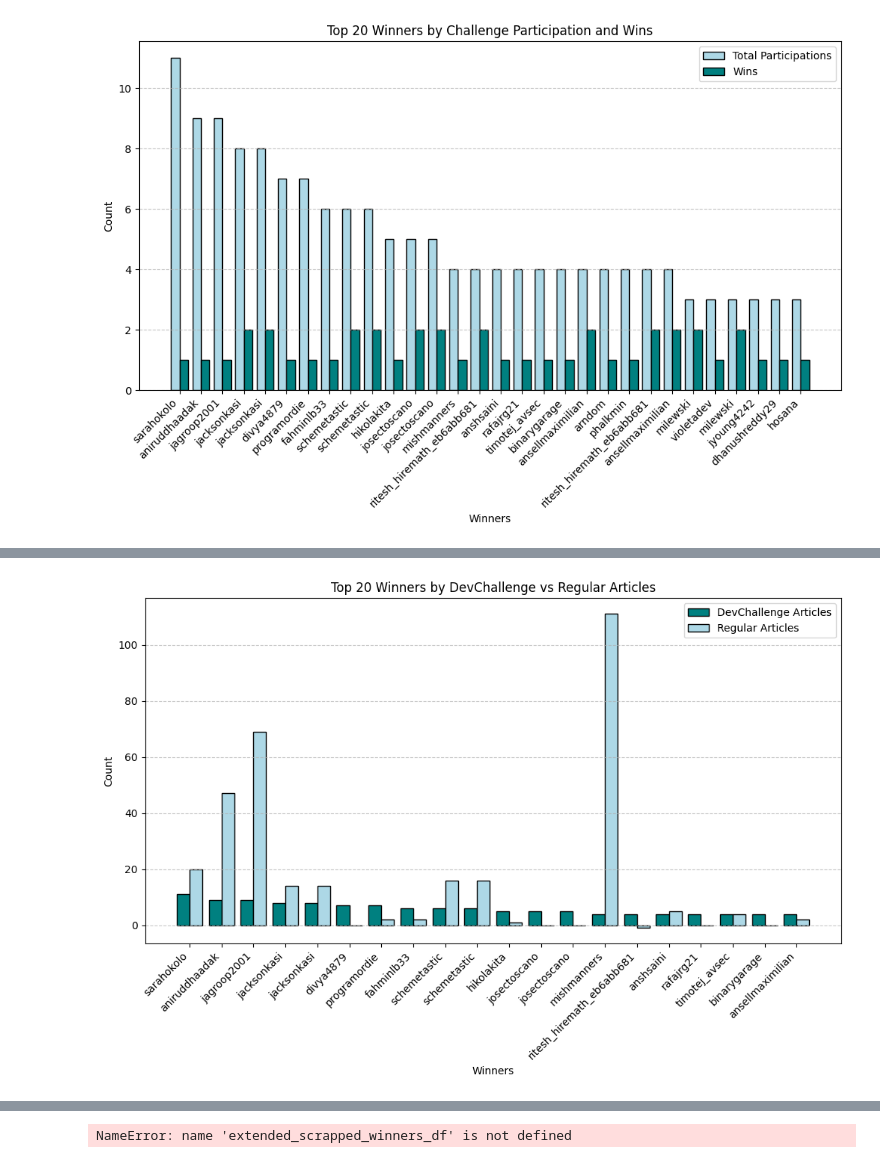
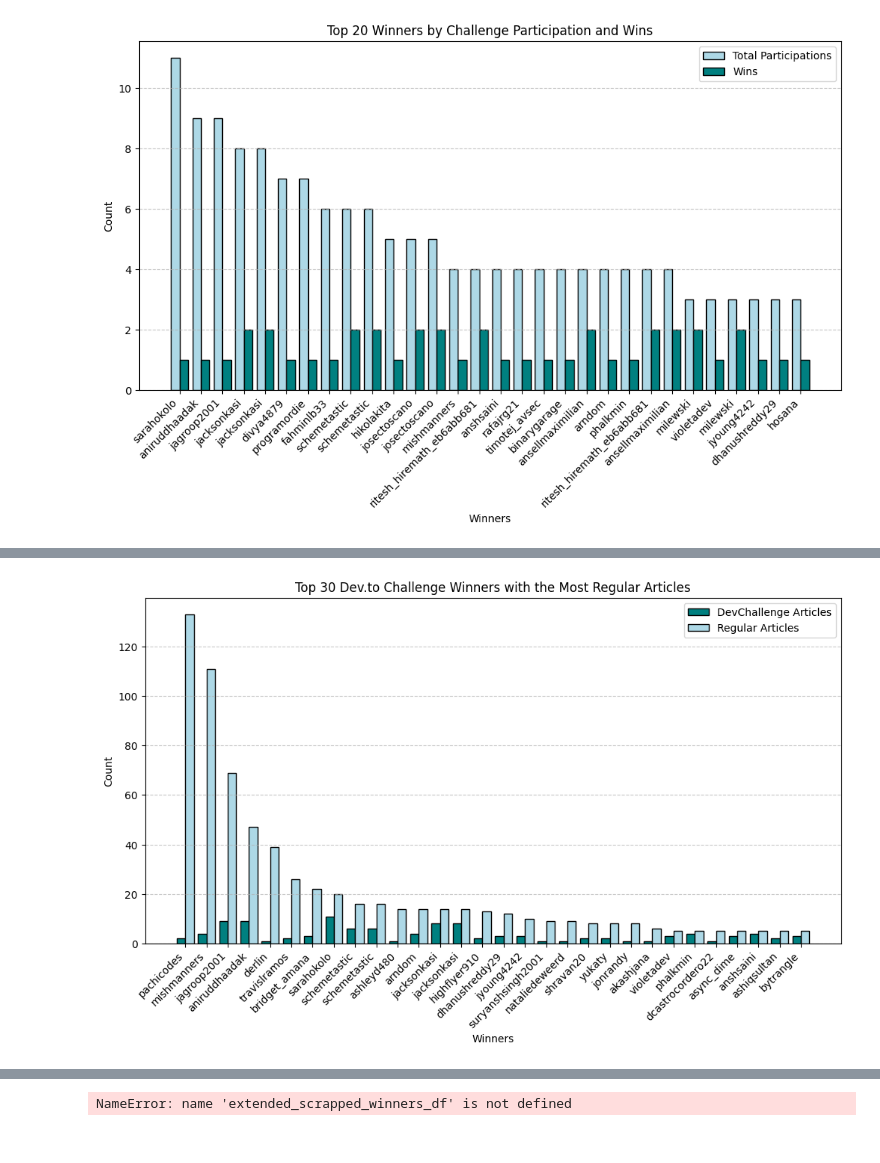
Before and after one commit to olgazju/blog_dev_to_audience_analyzer, a Jupyter notebook: dev-to-challenges.ipynb, the cells around one changed output, grey strips where cells are left out. Drawn from its saved outputs; the diff is of its cells as text; code cells hidden in the pictures.

```diff
--- a/dev-to-challenges.ipynb
+++ b/dev-to-challenges.ipynb
@@ -396,30 +447,27 @@ plt.show()
 # %%
-import matplotlib.pyplot as plt
-import numpy as np
-
 df_copy = extended_scrapped_winners_copy_df.copy()
 
 df_copy['devchallenge_articles'] = df_copy['tags'].apply(lambda tag_lists: sum(1 for tags in tag_lists if 'devchallenge' in tags))
 df_copy['regular_articles'] = df_copy['article_count'] - df_copy['devchallenge_articles']
 
-df_sorted = df_copy.sort_values(by='devchallenge_articles', ascending=False).head(20)
+df_sorted = df_copy.sort_values(by='regular_articles', ascending=False).head(30)
 
 bar_width = 0.4
 indices = np.arange(len(df_sorted))
 
 plt.figure(figsize=(12, 6))
 plt.bar(indices, df_sorted['devchallenge_articles'], width=bar_width, label='DevChallenge Articles',
         color='teal', edgecolor='black')
 plt.bar(indices + bar_width, df_sorted['regular_articles'], width=bar_width, label='Regular Articles',
         color='lightblue', edgecolor='black')
 
 plt.xlabel("Winners")
 plt.ylabel("Count")
-plt.title("Top 20 Winners by DevChallenge vs Regular Articles")
+plt.title("Top 30 Dev.to Challenge Winners with the Most Regular Articles")
 plt.xticks(indices + bar_width / 2, df_sorted['username'], rotation=45, ha="right")
 plt.legend()
 plt.grid(axis='y', linestyle='--', alpha=0.7)
 
 plt.show()
 # %% [output]
-[figure, old version]
+[figure, new version]
```
Also changed, not shown: parts of 19 cells of this notebook.
